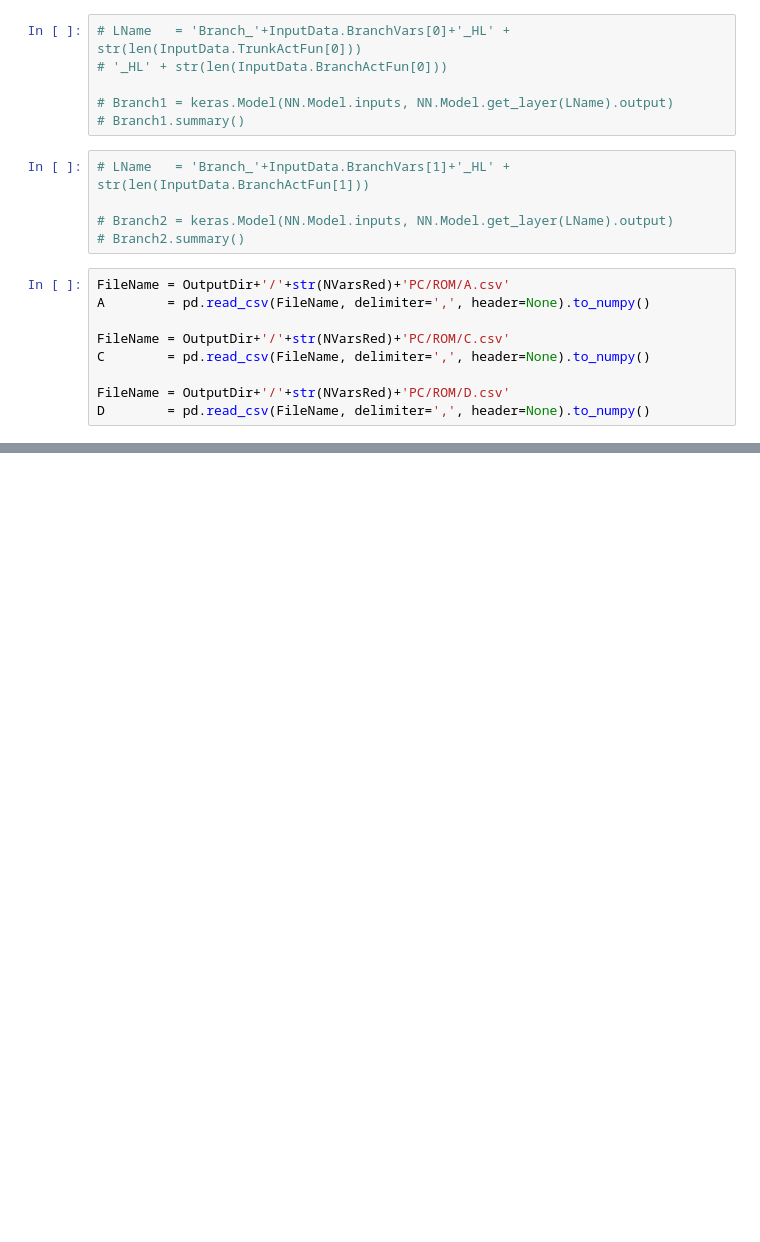
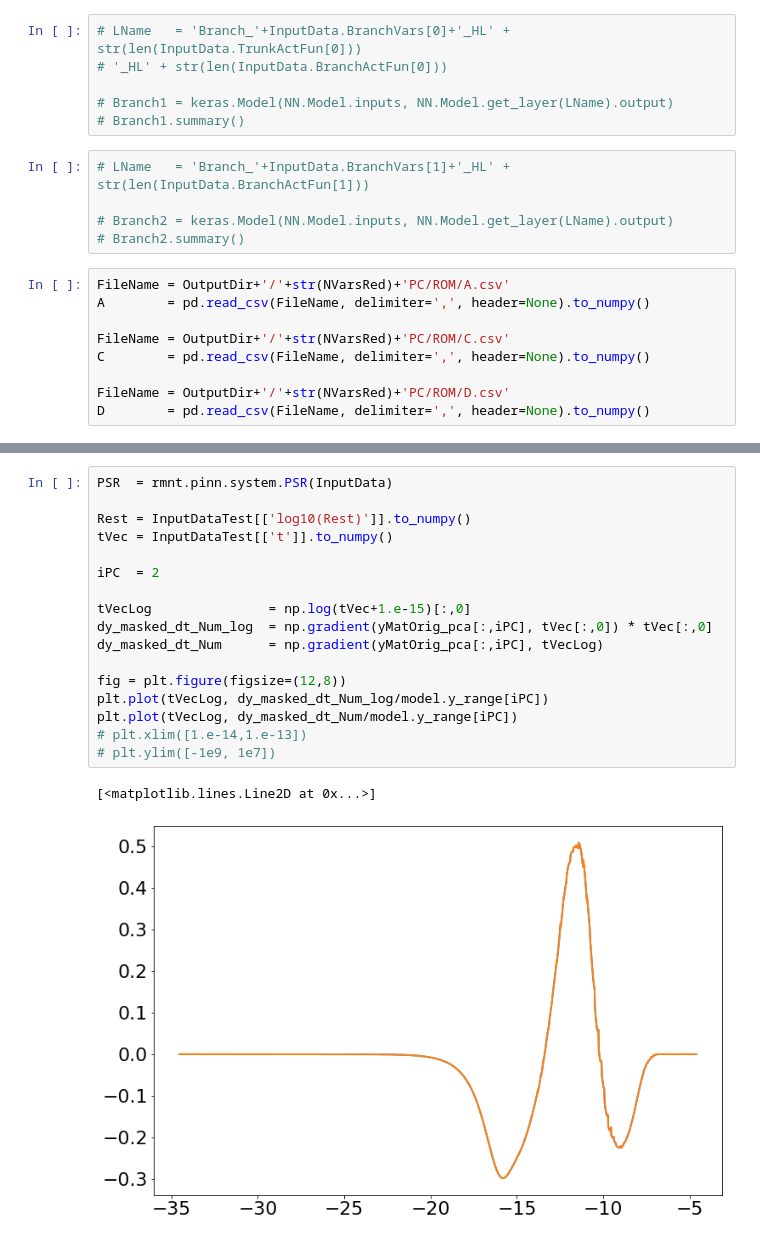
Before and after one commit to simoneventuri/ROMNet_, a Jupyter notebook: scripts/postprocessing/PSReactor/DeepONet/Predict_DeepONet.ipynb, the cells around one changed output, grey strips where cells are left out. Drawn from its saved outputs; the diff is of its cells as text; blank space fills up the shorter version.

```diff
--- a/scripts/postprocessing/PSReactor/DeepONet/Predict_DeepONet.ipynb
+++ b/scripts/postprocessing/PSReactor/DeepONet/Predict_DeepONet.ipynb
@@ -239,0 +344,20 @@ RestVal =  [-4.99567863] ; y0_pca =  [2.70169506e+02 1.33411630e-02 1.91245453e-
+# %%
+PSR  = rmnt.pinn.system.PSR(InputData)
+
+Rest = InputDataTest[['log10(Rest)']].to_numpy()
+tVec = InputDataTest[['t']].to_numpy()
+
+iPC  = 2
+
+tVecLog               = np.log(tVec+1.e-15)[:,0]
+dy_masked_dt_Num_log  = np.gradient(yMatOrig_pca[:,iPC], tVec[:,0]) * tVec[:,0]
+dy_masked_dt_Num      = np.gradient(yMatOrig_pca[:,iPC], tVecLog)
+
+fig = plt.figure(figsize=(12,8))
+plt.plot(tVecLog, dy_masked_dt_Num_log/model.y_range[iPC])
+plt.plot(tVecLog, dy_masked_dt_Num/model.y_range[iPC])
+# plt.xlim([1.e-14,1.e-13])
+# plt.ylim([-1e9, 1e7])
+# %% [output]
+[<matplotlib.lines.Line2D at 0x...>]
+[figure, added]
```
Also changed, not shown: parts of 10 cells of this notebook, 33 other files.
